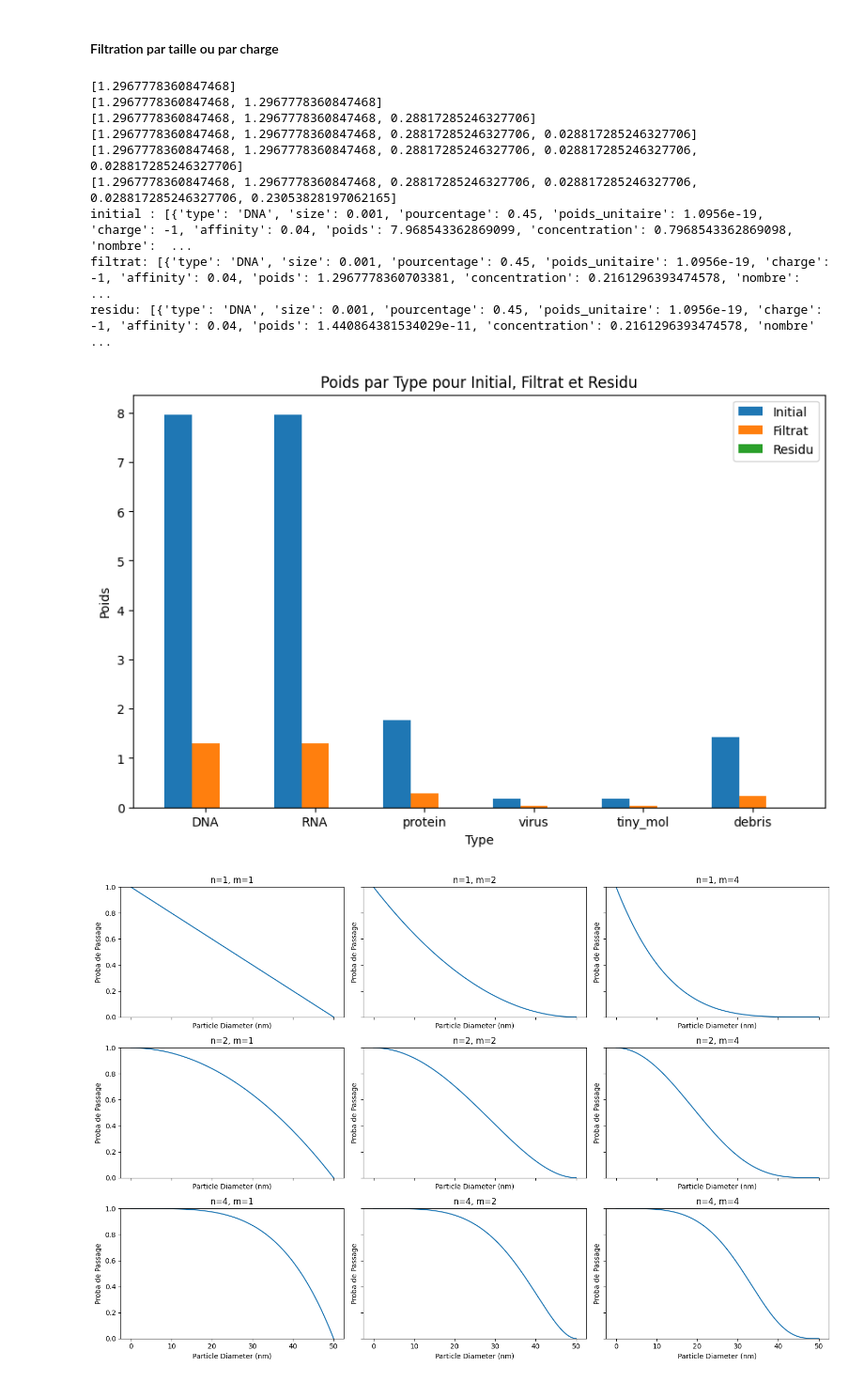
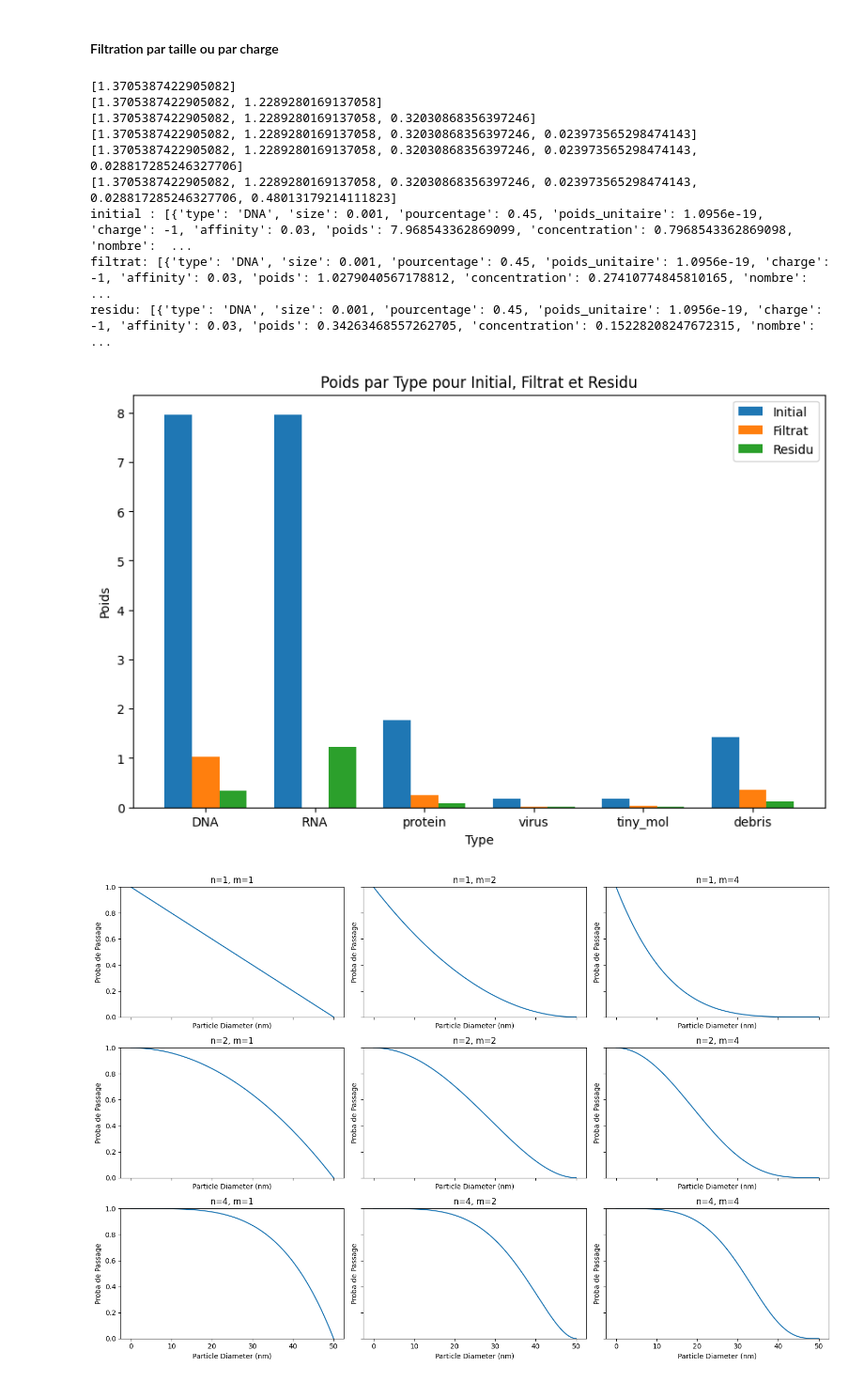
Before and after one commit to HugoKD/byoRNA, a Jupyter notebook: ByoRna.ipynb, the cells around one changed output. Shown at 94% size. Cells and saved outputs as stored; diff of their text form; code cells hidden in the pictures.

```diff
--- a/ByoRna.ipynb
+++ b/ByoRna.ipynb
@@ -413,12 +413,12 @@ dalton_to_gram = 1.66e-24
 taille_reacteur = 10 #(L)
 
 feed_initial = [ #we get more info thanks to the "update_feed" method of USP class (+nbr,poids,concentration)
-    {'type': 'DNA', 'size': 0.001, 'pourcentage': 0.45, 'poids_unitaire': 200 * 330 * dalton_to_gram,  'charge' : -1, 'affinity' : 0.04},
-    {'type': 'RNA', 'size': 0.001, 'pourcentage': 0.45, 'poids_unitaire': 340 * 340 * dalton_to_gram, 'charge' : -1, 'affinity' :  0.04},
-    {'type': 'protein', 'size': 0.001, 'pourcentage': 0.10, 'poids_unitaire': 108 * 110 * dalton_to_gram,  'charge' : 2, 'affinity' : 0.04},
-    {'type': 'virus', 'size': 0.001, 'pourcentage': 0.01, 'poids_unitaire': 100 * 10**9 * dalton_to_gram, 'charge' : 0, 'affinity' :  0.04},
+    {'type': 'DNA', 'size': 0.001, 'pourcentage': 0.45, 'poids_unitaire': 200 * 330 * dalton_to_gram,  'charge' : -1, 'affinity' : 0.03},
+    {'type': 'RNA', 'size': 0.01, 'pourcentage': 0.45, 'poids_unitaire': 340 * 340 * dalton_to_gram, 'charge' : -1, 'affinity' :  0.05},
+    {'type': 'protein', 'size': 0.001, 'pourcentage': 0.10, 'poids_unitaire': 108 * 110 * dalton_to_gram,  'charge' : 2, 'affinity' : 0.02},
+    {'type': 'virus', 'size': 0.001, 'pourcentage': 0.01, 'poids_unitaire': 100 * 10**9 * dalton_to_gram, 'charge' : 0, 'affinity' :  0.01},
     {'type': 'tiny_mol', 'size': 0.001, 'pourcentage': 0.01, 'poids_unitaire': 1 * 180 * dalton_to_gram,  'charge' : -1, 'affinity' :  0.04},
-    {'type': 'debris', 'size': 0.001, 'pourcentage': 0.08, 'poids_unitaire': 200 * 5000 * dalton_to_gram, 'charge' : 0, 'affinity' : 0.04}
+    {'type': 'debris', 'size': 0.001, 'pourcentage': 0.08, 'poids_unitaire': 200 * 5000 * dalton_to_gram, 'charge' : 0, 'affinity' : 0.001}
 ]
 
 usp = USP(feed = feed_initial, taille = taille_reacteur)
@@ -434,44 +434,44 @@ process = DSP(
     filtrations =  [
     {'type_filtration': 'chromatography',
     'filter_size': 300,
     'type_' : 'passage',
     'flow_rate' : 0.1,
     'pressure' : 2
     },
     {'type_filtration': 'size',
-    'filter_size': 300,
+    'filter_size': 0.002,
     'type_' : 'passage',
     'flow_rate' : 1.5,
     'pressure' : 2}
 ])
 
 ''''
 
                    ,
     {'type_filtration': 'size',
     'filter_size': 300,
     'type_' : 'passage',
     'flow_rate' : 1.5,
     'pressure' : 2},
     {
     'type_filtration': 'charge',
     'filter_charge': -1,
     'flow_rate' : 1.5,
     'pressure' : 2,}
 '''
 
 s = process.visu()
 # %% [output]
-[1.2967778360847468]
-[1.2967778360847468, 1.2967778360847468]
-[1.2967778360847468, 1.2967778360847468, 0.28817285246327706]
-[1.2967778360847468, 1.2967778360847468, 0.28817285246327706, 0.028817285246327706]
-[1.2967778360847468, 1.2967778360847468, 0.28817285246327706, 0.028817285246327706, 0.028817285246327706]
-[1.2967778360847468, 1.2967778360847468, 0.28817285246327706, 0.028817285246327706, 0.028817285246327706, 0.23053828197062165]
-initial : [{'type': 'DNA', 'size': 0.001, 'pourcentage': 0.45, 'poids_unitaire': 1.0956e-19, 'charge': -1, 'affinity': 0.04, 'poids': 7.968543362869099, 'concentration': 0.7968543362869098, 'nombre':  ...
-filtrat: [{'type': 'DNA', 'size': 0.001, 'pourcentage': 0.45, 'poids_unitaire': 1.0956e-19, 'charge': -1, 'affinity': 0.04, 'poids': 1.2967778360703381, 'concentration': 0.2161296393474578, 'nombre':  ...
-residu: [{'type': 'DNA', 'size': 0.001, 'pourcentage': 0.45, 'poids_unitaire': 1.0956e-19, 'charge': -1, 'affinity': 0.04, 'poids': 1.440864381534029e-11, 'concentration': 0.2161296393474578, 'nombre' ...
+[1.3705387422905082]
+[1.3705387422905082, 1.2289280169137058]
+[1.3705387422905082, 1.2289280169137058, 0.32030868356397246]
+[1.3705387422905082, 1.2289280169137058, 0.32030868356397246, 0.023973565298474143]
+[1.3705387422905082, 1.2289280169137058, 0.32030868356397246, 0.023973565298474143, 0.028817285246327706]
+[1.3705387422905082, 1.2289280169137058, 0.32030868356397246, 0.023973565298474143, 0.028817285246327706, 0.48013179214111823]
+initial : [{'type': 'DNA', 'size': 0.001, 'pourcentage': 0.45, 'poids_unitaire': 1.0956e-19, 'charge': -1, 'affinity': 0.03, 'poids': 7.968543362869099, 'concentration': 0.7968543362869098, 'nombre':  ...
+filtrat: [{'type': 'DNA', 'size': 0.001, 'pourcentage': 0.45, 'poids_unitaire': 1.0956e-19, 'charge': -1, 'affinity': 0.03, 'poids': 1.0279040567178812, 'concentration': 0.27410774845810165, 'nombre': ...
+residu: [{'type': 'DNA', 'size': 0.001, 'pourcentage': 0.45, 'poids_unitaire': 1.0956e-19, 'charge': -1, 'affinity': 0.03, 'poids': 0.34263468557262705, 'concentration': 0.15228208247672315, 'nombre': ...
-[figure, old version]
+[figure, new version]
 # %%
 """Influence des paramètres n et m sur la fonction de passage"""
 
```
